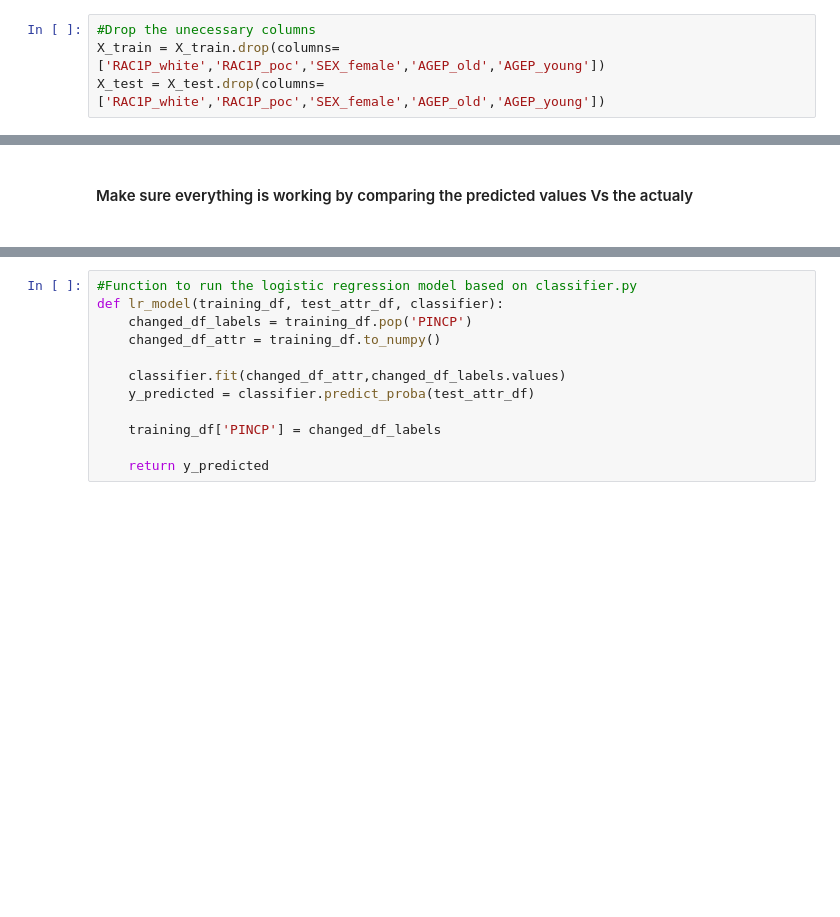
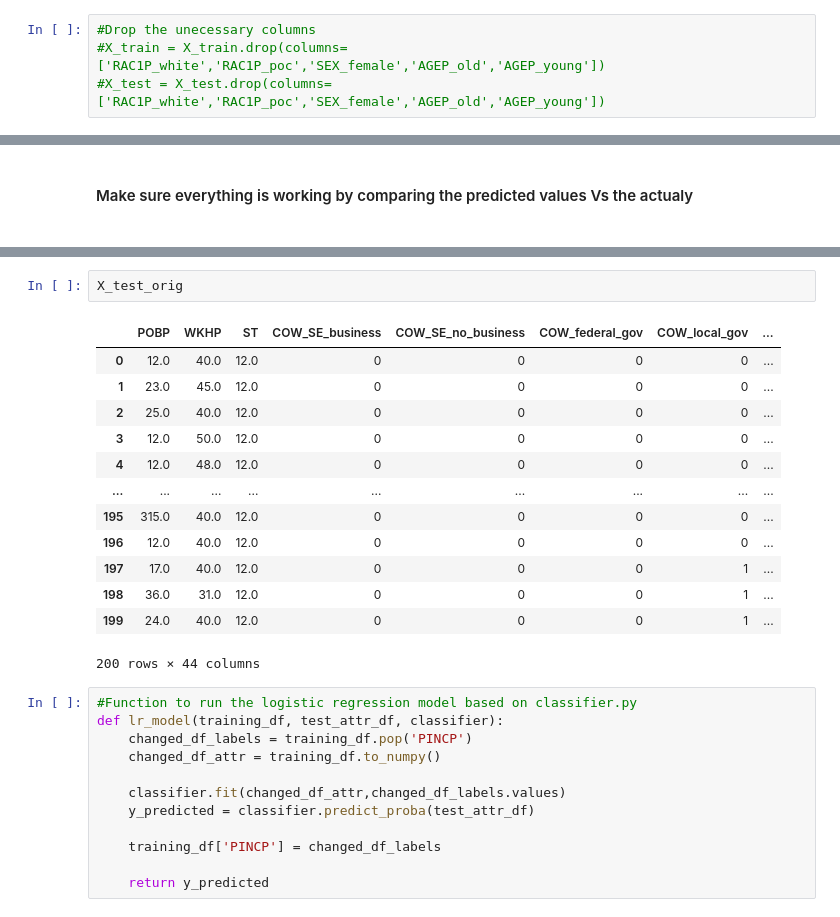
Before and after one commit to s-thandri/labelflipping, a Jupyter notebook: influence_functions/acs_influence.ipynb, the cells around one changed output, grey strips where cells are left out. Cells and saved outputs as stored; diff of their text form; blank space fills up the shorter version.

```diff
--- a/influence_functions/acs_influence.ipynb
+++ b/influence_functions/acs_influence.ipynb
@@ -50,7 +34,7 @@ X_train
 # %%
 #Drop the unecessary columns
-X_train = X_train.drop(columns=['RAC1P_white','RAC1P_poc','SEX_female','AGEP_old','AGEP_young'])
-X_test = X_test.drop(columns=['RAC1P_white','RAC1P_poc','SEX_female','AGEP_old','AGEP_young'])
+#X_train = X_train.drop(columns=['RAC1P_white','RAC1P_poc','SEX_female','AGEP_old','AGEP_young'])
+#X_test = X_test.drop(columns=['RAC1P_white','RAC1P_poc','SEX_female','AGEP_old','AGEP_young'])
 # %%
 duplicates = 1
 make_duplicates = lambda x, d: pd.concat([x]*d, axis=0).reset_index(drop=True)
@@ -266,3 +341,19 @@ predictors = [item for item in acs_columns_list if item != 'PINCP']
+# %%
+X_test_orig
+# %% [output]
+|  | POBP | WKHP | ST | COW_SE_business | COW_SE_no_business | COW_federal_gov | COW_local_gov | ... |
+| 0 | 12.0 | 40.0 | 12.0 | 0 | 0 | 0 | 0 | ... |
+| 1 | 23.0 | 45.0 | 12.0 | 0 | 0 | 0 | 0 | ... |
+| 2 | 25.0 | 40.0 | 12.0 | 0 | 0 | 0 | 0 | ... |
+| 3 | 12.0 | 50.0 | 12.0 | 0 | 0 | 0 | 0 | ... |
+| 4 | 12.0 | 48.0 | 12.0 | 0 | 0 | 0 | 0 | ... |
+| ... | ... | ... | ... | ... | ... | ... | ... | ... |
+| 195 | 315.0 | 40.0 | 12.0 | 0 | 0 | 0 | 0 | ... |
+| 196 | 12.0 | 40.0 | 12.0 | 0 | 0 | 0 | 0 | ... |
+| 197 | 17.0 | 40.0 | 12.0 | 0 | 0 | 0 | 1 | ... |
+| 198 | 36.0 | 31.0 | 12.0 | 0 | 0 | 0 | 1 | ... |
+| 199 | 24.0 | 40.0 | 12.0 | 0 | 0 | 0 | 1 | ... |
+200 rows × 44 columns
 # %%
 #Function to run the logistic regression model based on classifier.py
 def lr_model(training_df, test_attr_df, classifier):
```
Also changed, not shown: parts of 42 cells of this notebook, 5 other files.
